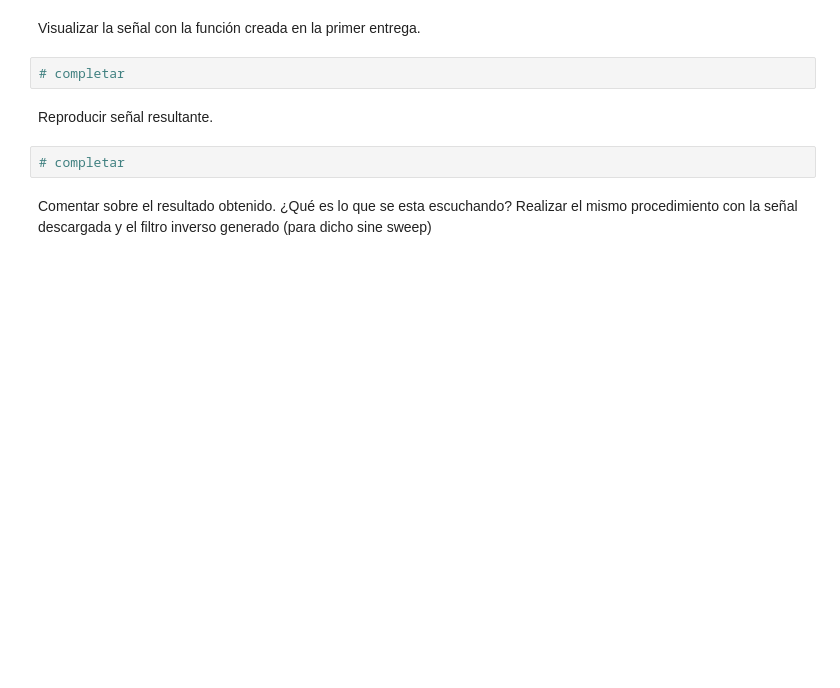
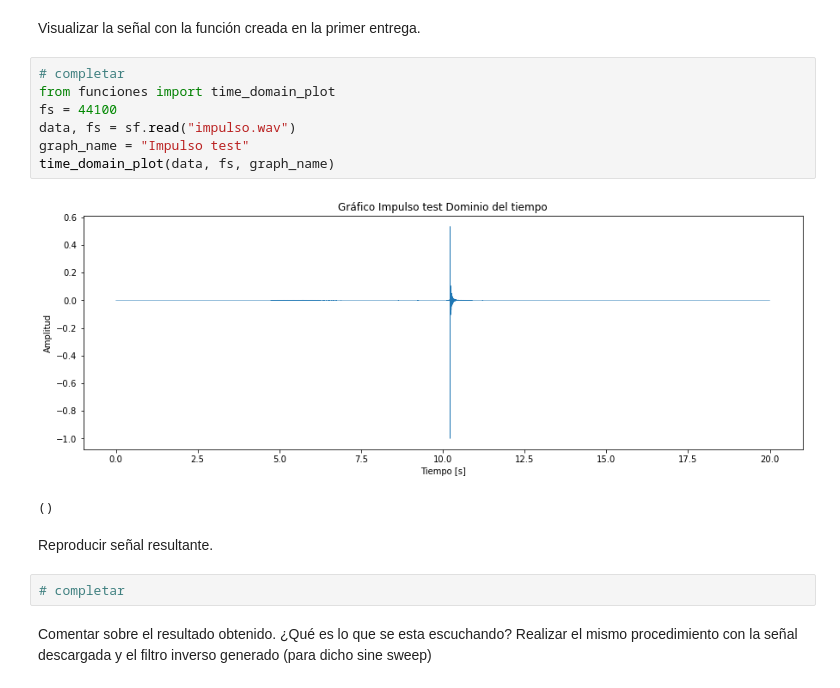
Before and after one commit to LucaFalchini/signal_sistems, a Jupyter notebook: noteboks/segunda_entrega.ipynb, the cells around one changed output. Saved outputs shown, nothing was run; the diff lists cells and outputs as text; blank space fills up the shorter version.

```diff
--- a/noteboks/segunda_entrega.ipynb
+++ b/noteboks/segunda_entrega.ipynb
@@ -213,7 +230,15 @@ Llamar a la función con un sine sweep y su respectivo filtro inverso creados co
 # %% [markdown]
 Visualizar la señal con la función creada en la primer entrega.
-# %%
-# completar
+# %%
+# completar
+from funciones import time_domain_plot
+fs = 44100
+data, fs = sf.read("impulso.wav")
+graph_name = "Impulso test"
+time_domain_plot(data, fs, graph_name)
+# %% [output]
+[figure, added]
+()
 # %% [markdown]
 Reproducir señal resultante.
 # %%
```
Also changed, not shown: parts of 11 cells of this notebook, 3 other files.
